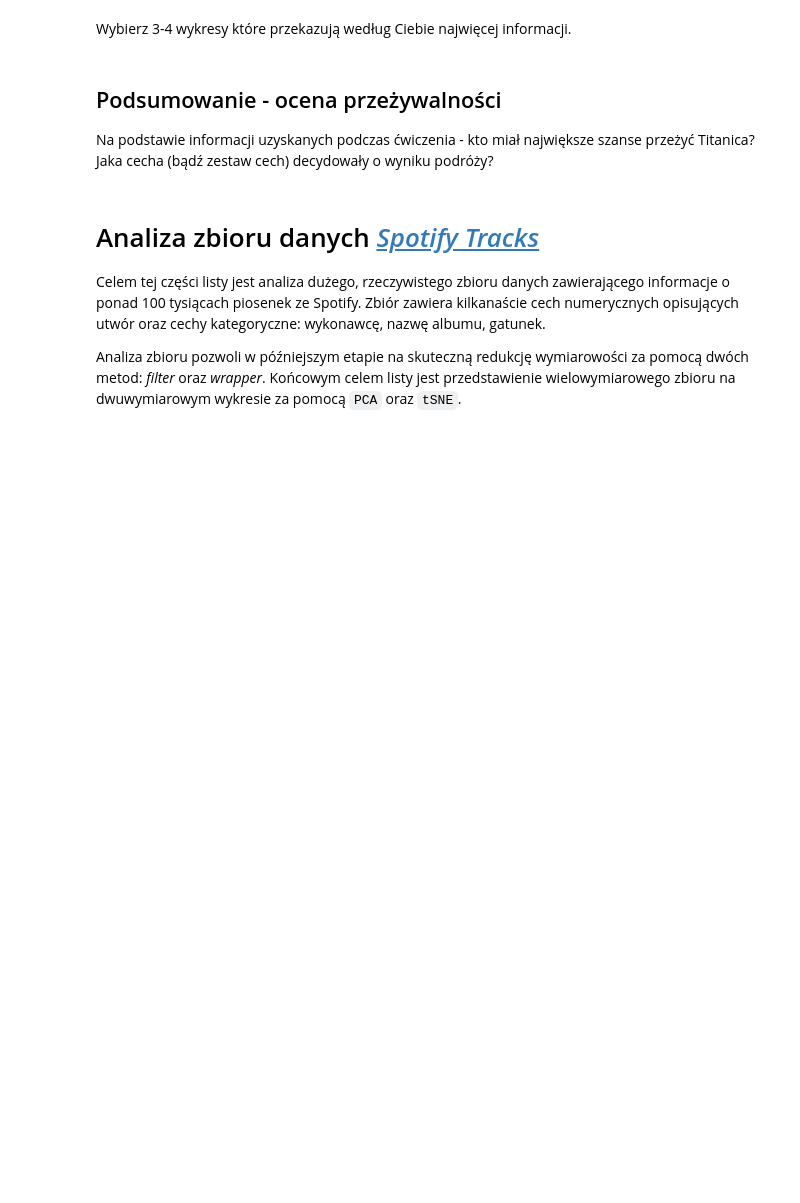
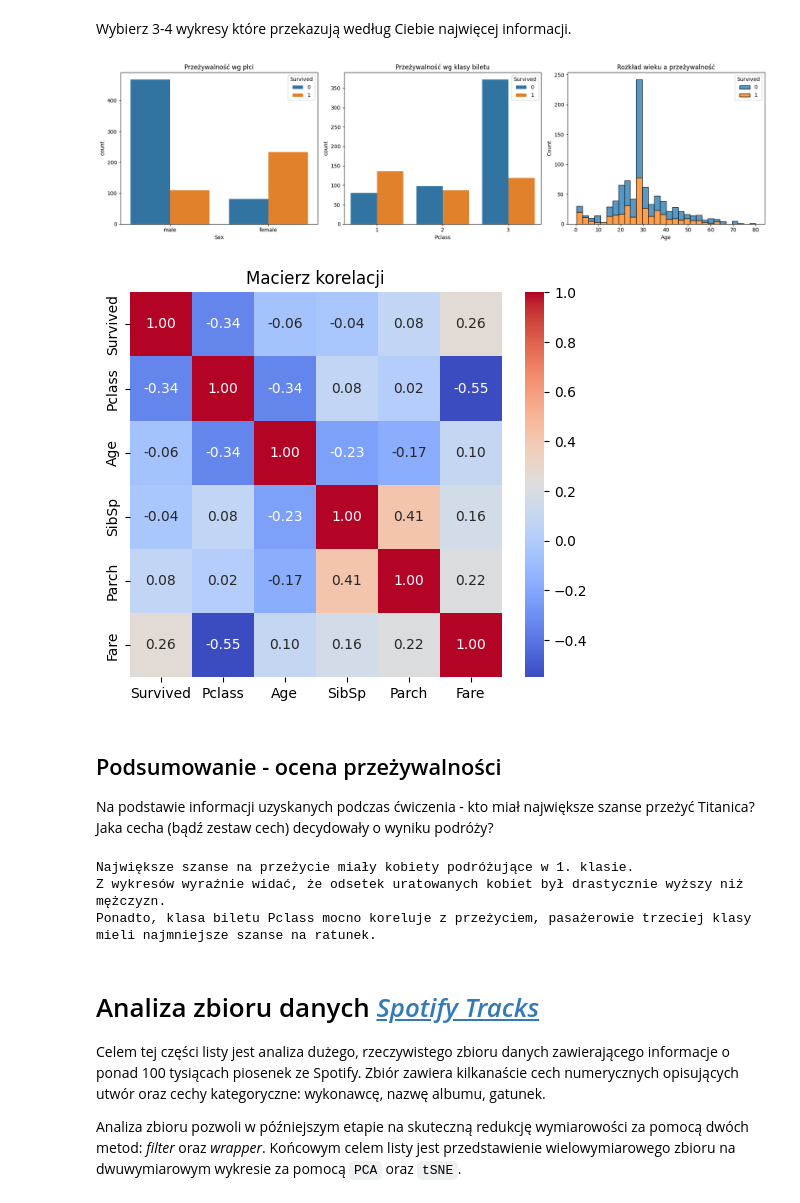
Before and after one commit to Zajecia-na-PWr-LR/lista-2-tomek2005, a Jupyter notebook: UczenieMaszynowe_25_26_Lista2.ipynb, the cells around one changed output. Saved outputs shown, nothing was run; the diff lists cells and outputs as text; code cells hidden in the pictures; blank space fills up the shorter version.

```diff
--- a/UczenieMaszynowe_25_26_Lista2.ipynb
+++ b/UczenieMaszynowe_25_26_Lista2.ipynb
@@ -157,7 +188,7 @@ assert titanic['Embarked'].isnull().values.any() == False, "Kolumna 'zaokrętowa
 ### Kabina
 # %%
 # MIEJSCE NA TWÓJ KOD
-titanic['Cabin'] = titanic['Cabin'].interpolate()
+titanic['Cabin'] = titanic['Cabin'].fillna('Unknown')
 # %%
 assert titanic['Cabin'].isnull().values.any() == False, "Kolumna 'kabina' zawiera brakujące wartości"
 # %%
@@ -171,3 +200,30 @@ Wybierz 3-4 wykresy które przekazują według Ciebie najwięcej informacji.
+# %%
+# MIEJSCE NA TWÓJ KOD
+fig, axes = plt.subplots(1, 3, figsize=(18, 5))
+
+# Płeć a przeżywalność
+sns.countplot(data=titanic, x='Sex', hue='Survived', ax=axes[0])
+axes[0].set_title('Przeżywalność wg płci')
+
+# Klasa a przeżywalność
+sns.countplot(data=titanic, x='Pclass', hue='Survived', ax=axes[1])
+axes[1].set_title('Przeżywalność wg klasy biletu')
+
+# Wiek a przeżywalność (histogram)
+sns.histplot(data=titanic, x='Age', hue='Survived', multiple="stack", ax=axes[2])
+axes[2].set_title('Rozkład wieku a przeżywalność')
+
+plt.tight_layout()
+plt.show()
+
+plt.figure(figsize=(6, 5))
+number_col = titanic.select_dtypes(include=[np.number])
+sns.heatmap(number_col.corr(), annot=True, cmap='coolwarm', fmt=".2f")
+plt.title('Macierz korelacji')
+plt.show()
+# %% [output]
+[figure, added]
+[figure, added]
 # %% [markdown]
 ## Podsumowanie - ocena przeżywalności
 
@@ -177,3 +231,10 @@ Na podstawie informacji uzyskanych podczas ćwiczenia - kto miał największe sz
+# %%
+# MIEJSCE NA TWÓJ KOD
+print('Największe szanse na przeżycie miały kobiety podróżujące w 1. klasie. \nZ wykresów wyraźnie widać, że odsetek uratowanych kobiet był drastycznie wyższy niż mężczyzn. \nPonadto, klasa biletu Pclass mocno koreluje z przeżyciem, pasażerowie trzeciej klasy mieli najmniejsze szanse na ratunek.')
+# %% [output]
+Największe szanse na przeżycie miały kobiety podróżujące w 1. klasie.
+Z wykresów wyraźnie widać, że odsetek uratowanych kobiet był drastycznie wyższy niż mężczyzn.
+Ponadto, klasa biletu Pclass mocno koreluje z przeżyciem, pasażerowie trzeciej klasy mieli najmniejsze szanse na ratunek.
 # %% [markdown]
 # Analiza zbioru danych [*Spotify Tracks*](https://www.kaggle.com/datasets/maharshipandya/-spotify-tracks-dataset)
 
```
Also changed, not shown: parts of 14 cells of this notebook.
